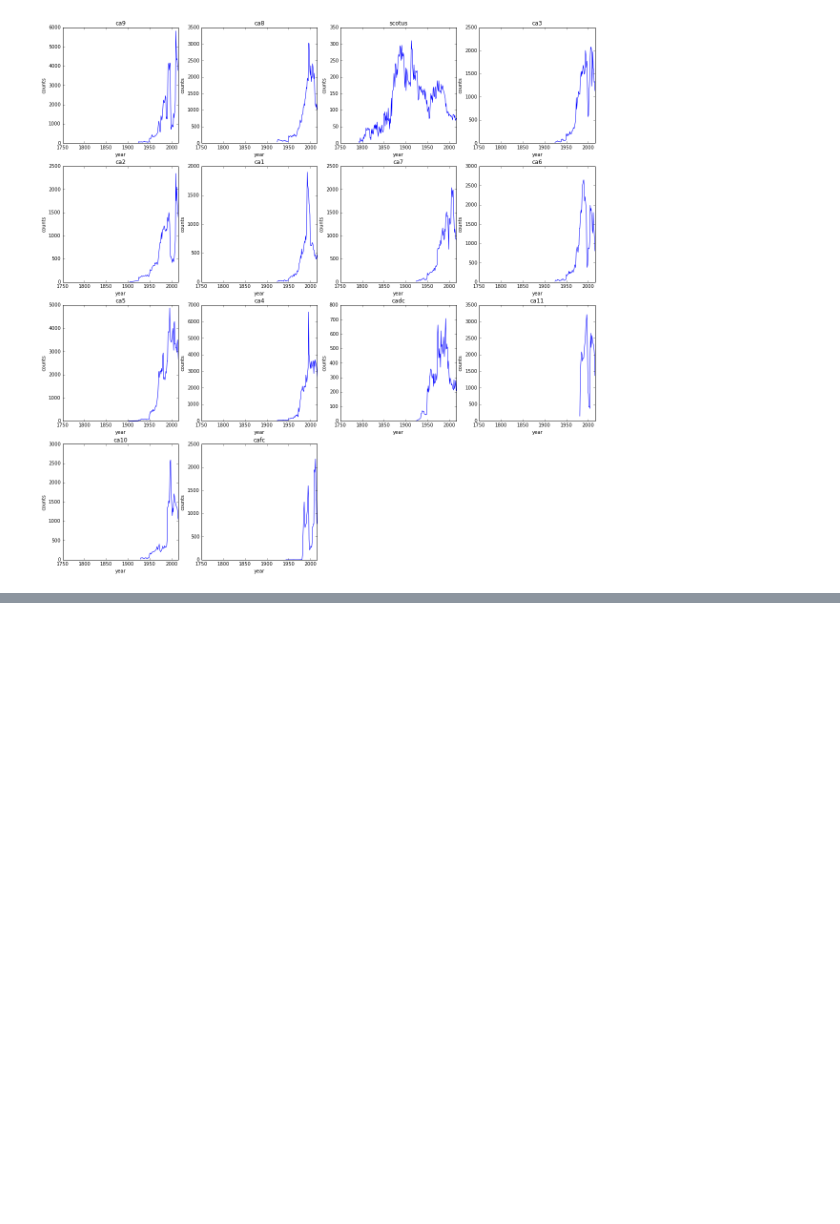
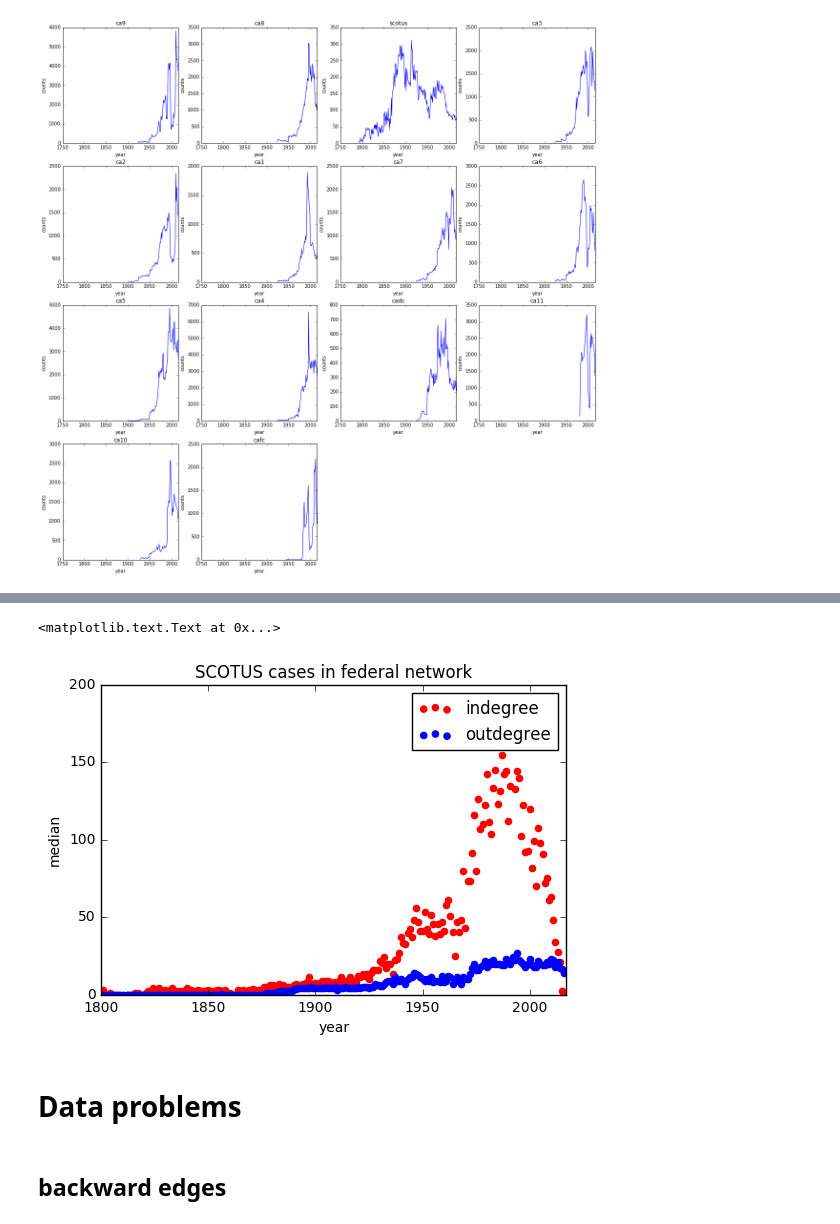
Before and after one commit to idc9/law-net, a Jupyter notebook: vertex_metrics_experiment/explore_federal.ipynb, the cells around one changed output, grey strips where cells are left out. Cells and saved outputs as stored; diff of their text form; code cells hidden in the pictures; blank space fills up the shorter version.

```diff
--- a/vertex_metrics_experiment/explore_federal.ipynb
+++ b/vertex_metrics_experiment/explore_federal.ipynb
@@ -72,0 +145,27 @@ for court in jurisdictions:
+# %%
+scotus_cases = G.vs.select(court_eq='scotus')
+
+scotus_indegree = scotus_cases.indegree()
+scotus_outdegree = scotus_cases.outdegree()
+scotus_years = scotus_cases['year']
+# %%
+out_by_year = get_year_aggregate(scotus_years, scotus_outdegree, np.median)
+in_by_year = get_year_aggregate(scotus_years, scotus_indegree, np.median)
+# %%
+plt.scatter(in_by_year.index, in_by_year,
+           label='indegree', color='red')
+plt.scatter(out_by_year.index, out_by_year,
+           label='outdegree', color='blue')
+plt.ylabel('median')
+plt.xlabel('year')
+plt.legend(loc='upper right')
+plt.xlim([1800, 2017])
+plt.ylim([0, 200])
+plt.title('SCOTUS cases in federal network')
+# %% [output]
+<matplotlib.text.Text at 0x...>
+[figure, added]
+# %% [markdown]
+# Data problems
+# %% [markdown]
+## backward edges
```
Also changed, not shown: parts of 16 cells of this notebook, 12 other files.
